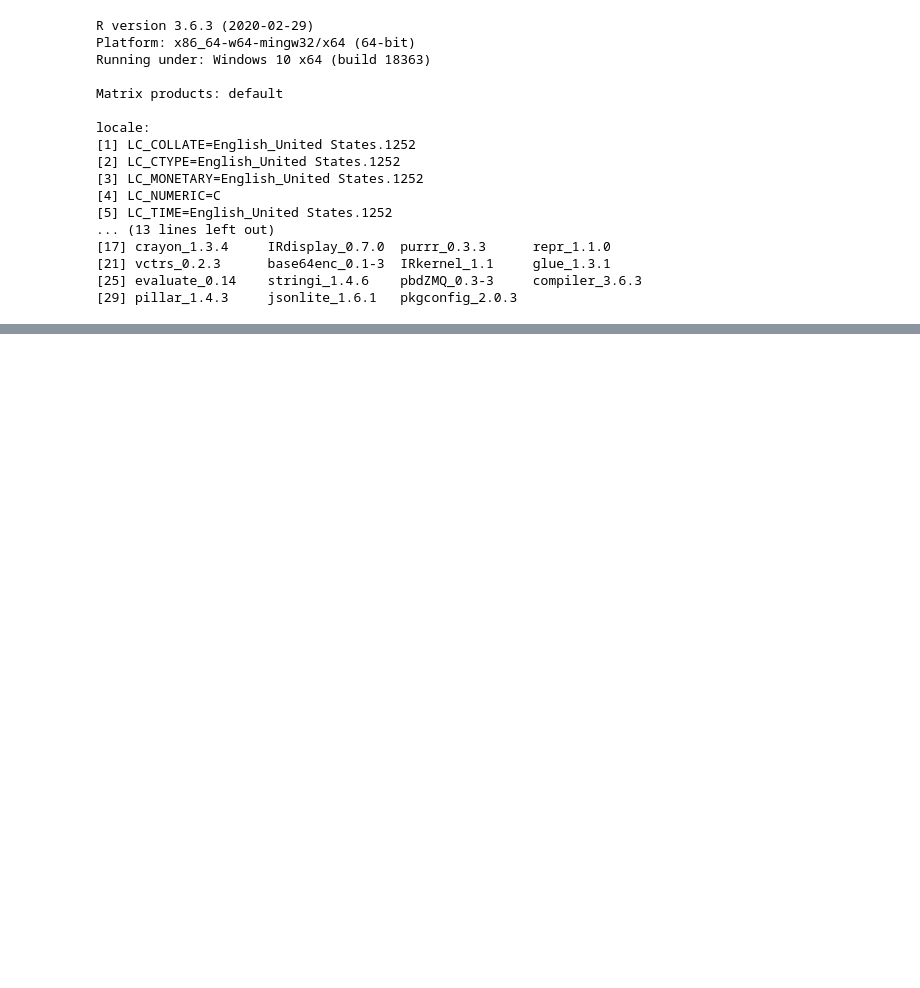
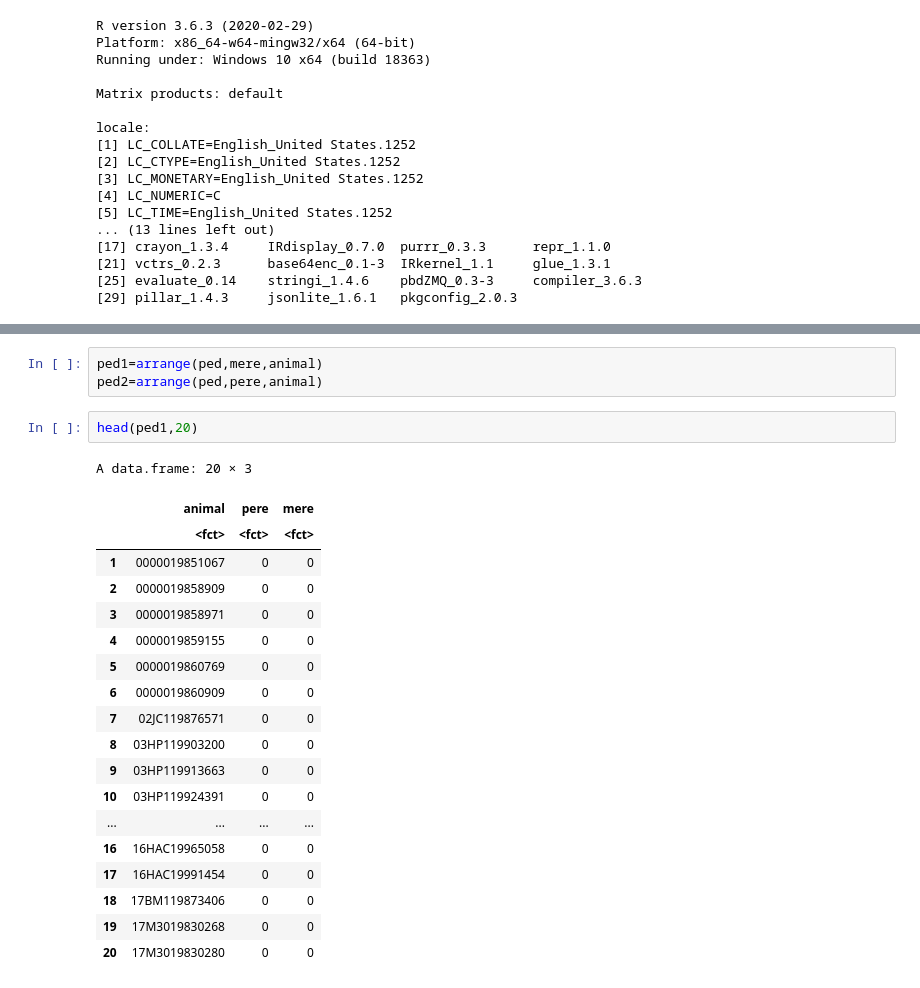
Before and after one commit to vanhungtran/BLUP, a Jupyter notebook: RFI.ipynb, the cells around one changed output, grey strips where cells are left out. Drawn from its saved outputs; the diff is of its cells as text; blank space fills up the shorter version.

```diff
--- a/RFI.ipynb
+++ b/RFI.ipynb
@@ -513,0 +536,25 @@ getwd()
+# %%
+ped1=arrange(ped,mere,animal)
+ped2=arrange(ped,pere,animal)
+# %%
+head(ped1,20)
+# %% [output]
+A data.frame: 20 × 3
+|  | animal | pere | mere |
+|  | <fct> | <fct> | <fct> |
+| 1 | 0000019851067 | 0 | 0 |
+| 2 | 0000019858909 | 0 | 0 |
+| 3 | 0000019858971 | 0 | 0 |
+| 4 | 0000019859155 | 0 | 0 |
+| 5 | 0000019860769 | 0 | 0 |
+| 6 | 0000019860909 | 0 | 0 |
+| 7 | 02JC119876571 | 0 | 0 |
+| 8 | 03HP119903200 | 0 | 0 |
+| 9 | 03HP119913663 | 0 | 0 |
+| 10 | 03HP119924391 | 0 | 0 |
+| ... | ... | ... | ... |
+| 16 | 16HAC19965058 | 0 | 0 |
+| 17 | 16HAC19991454 | 0 | 0 |
+| 18 | 17BM119873406 | 0 | 0 |
+| 19 | 17M3019830268 | 0 | 0 |
+| 20 | 17M3019830280 | 0 | 0 |
```
Also changed, not shown: parts of 24 cells of this notebook.
